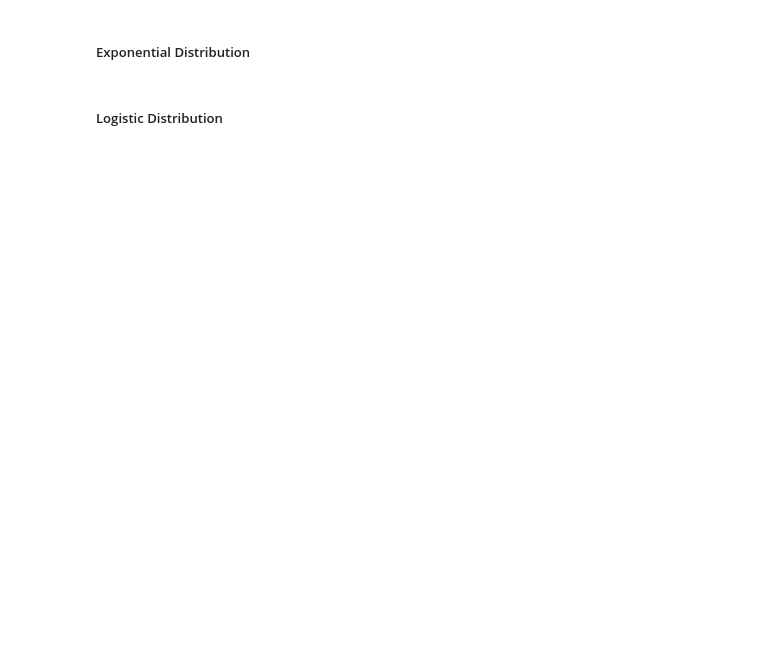
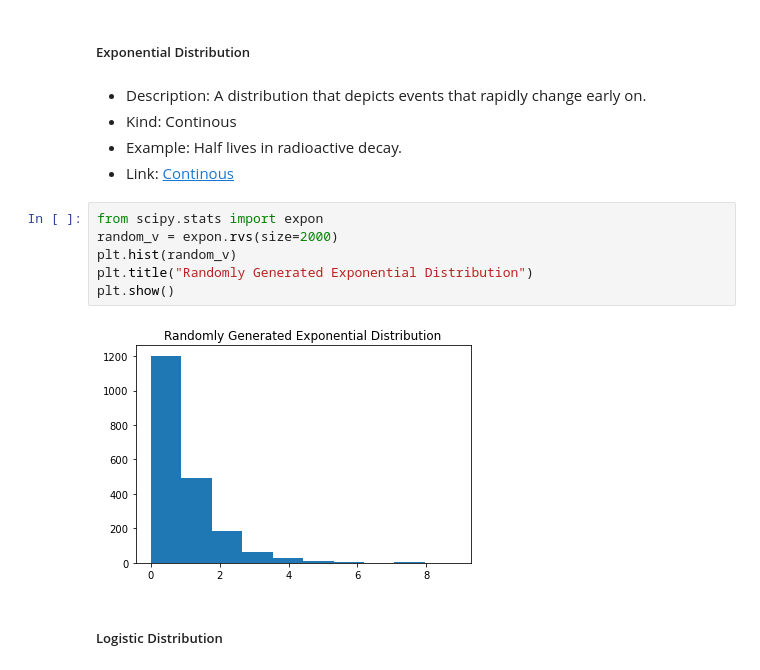
Before and after one commit to ManasviMalepati/StatisticsWorkbook, a Jupyter notebook: StatisticsWorkbook.ipynb, the cells around one changed output. Saved outputs shown, nothing was run; the diff lists cells and outputs as text; blank space fills up the shorter version.

```diff
--- a/StatisticsWorkbook.ipynb
+++ b/StatisticsWorkbook.ipynb
@@ -136,4 +176,17 @@ plt.show()
 # %% [markdown]
 ##### Exponential Distribution
+# %% [markdown]
+* Description: A distribution that depicts events that rapidly change early on.
+* Kind: Continous
+* Example: Half lives in radioactive decay.
+* Link: [Continous](https://docs.scipy.org/doc/scipy/reference/generated/scipy.stats.expon.html)
+# %%
+from scipy.stats import expon
+random_v = expon.rvs(size=2000)
+plt.hist(random_v)
+plt.title("Randomly Generated Exponential Distribution")
+plt.show()
+# %% [output]
+[figure, added]
 # %% [markdown]
 ##### Logistic Distribution
```
Also changed, not shown: parts of 32 cells of this notebook.
